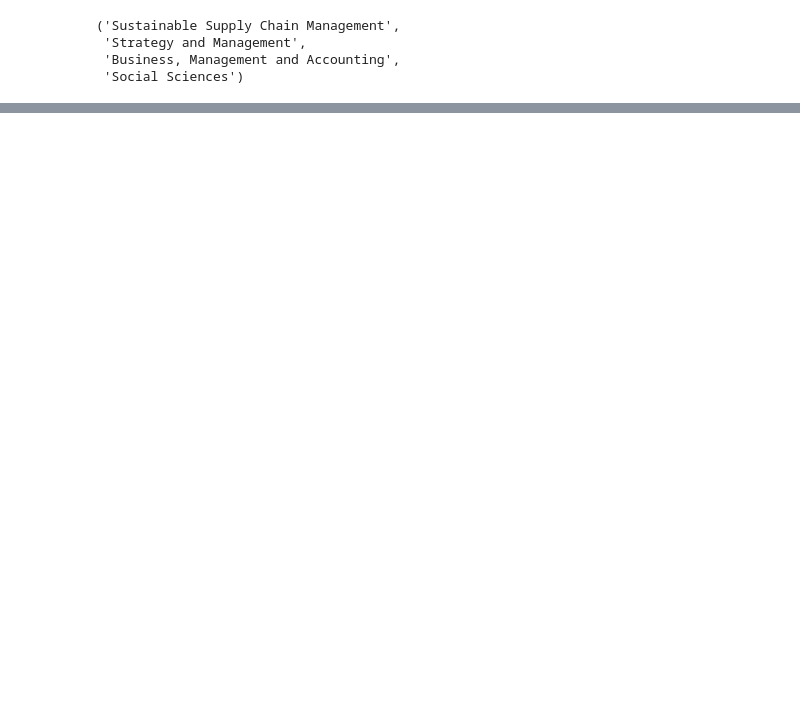
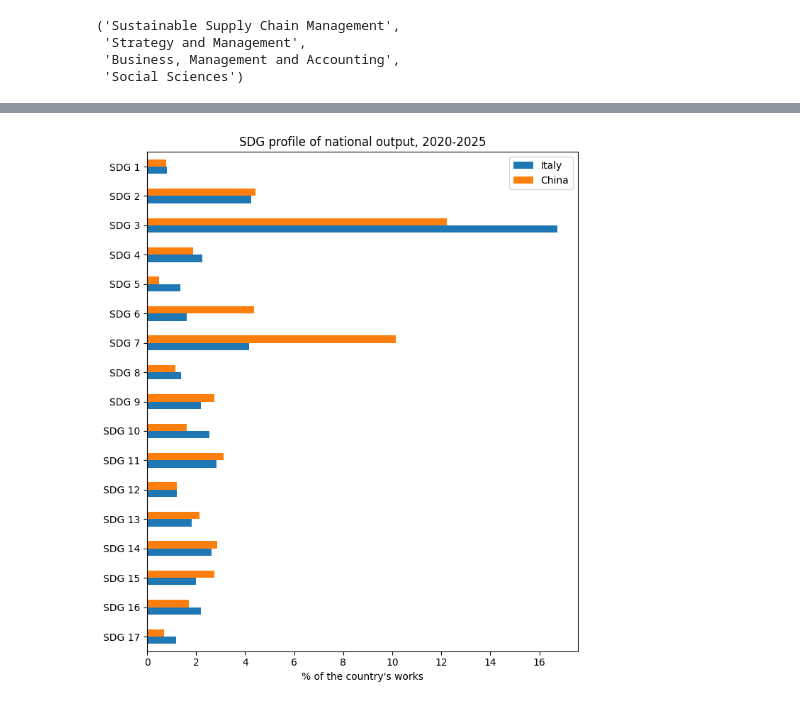
Before and after one commit to maxcodaz/daisy-publications, a Jupyter notebook: notebooks/daisy_openalex_api_python.ipynb, the cells around one changed output, grey strips where cells are left out. Saved outputs shown, nothing was run; the diff lists cells and outputs as text; code cells hidden in the pictures; blank space fills up the shorter version.

```diff
--- a/notebooks/daisy_openalex_api_python.ipynb
+++ b/notebooks/daisy_openalex_api_python.ipynb
@@ -428,0 +566,10 @@ Outputs stored in this notebook were produced on 18 Aug 2026 with pyalex 0.21, k
+# %%
+# The SDG profile of a country: its works 2020-2025, counted by SDG tag (17 rows per country)
+sdg_it = pd.DataFrame(Works().filter(authorships={"countries": "IT"}, publication_year="2020-2025")
+                      .group_by("sustainable_development_goals.id").get())
+sdg_cn = pd.DataFrame(Works().filter(authorships={"countries": "CN"}, publication_year="2020-2025")
+                      .group_by("sustainable_development_goals.id").get())
+
+# What we downloaded
+sdg_it.head(5)
+# sdg_cn.head(5)   # uncomment to inspect China's table too
@@ -428,0 +583,19 @@ Outputs stored in this notebook were produced on 18 Aug 2026 with pyalex 0.21, k
+# %%
+# One clean table per country: SDG number from the key URL (".../sdgs/13" -> 13), goal name, count
+it = pd.DataFrame({"sdg_n": sdg_it["key"].str.split("/").str[-1].astype(int),
+                   "goal":  sdg_it["key_display_name"],
+                   "n_it":  sdg_it["count"]})
+cn = pd.DataFrame({"sdg_n": sdg_cn["key"].str.split("/").str[-1].astype(int),
+                   "n_cn":  sdg_cn["count"]})
+
+# Merge 1:1 on the goal
+sdg = it.merge(cn, on="sdg_n")
+
+# Shares of national output: what fraction of a country's works carries each tag.
+# The totals come from B2's country table (all_c).
+tot_it = all_c.loc[all_c["country"] == "IT", "all"].iloc[0]
+tot_cn = all_c.loc[all_c["country"] == "CN", "all"].iloc[0]
+sdg["share_it"] = 100 * sdg["n_it"] / tot_it
+sdg["share_cn"] = 100 * sdg["n_cn"] / tot_cn
+
+sdg.sort_values("share_it", ascending=False)
@@ -428,0 +621,12 @@ Outputs stored in this notebook were produced on 18 Aug 2026 with pyalex 0.21, k
+# %%
+# One bar per goal and country; horizontal so all 17 goal labels are readable, SDG 1 on top (Stata: graph hbar)
+wide = sdg.set_index("sdg_n")[["share_it", "share_cn"]].sort_index()
+wide.index = ["SDG " + str(n) for n in wide.index]
+wide.columns = ["Italy", "China"]
+
+wide.iloc[::-1].plot.barh(figsize=(7, 8))
+plt.xlabel("% of the country's works")
+plt.title("SDG profile of national output, 2020-2025")
+plt.tight_layout(); plt.show()
+# %% [output]
+[figure, added]
```
Also changed, not shown: parts of 72 cells of this notebook, 14 other files.
